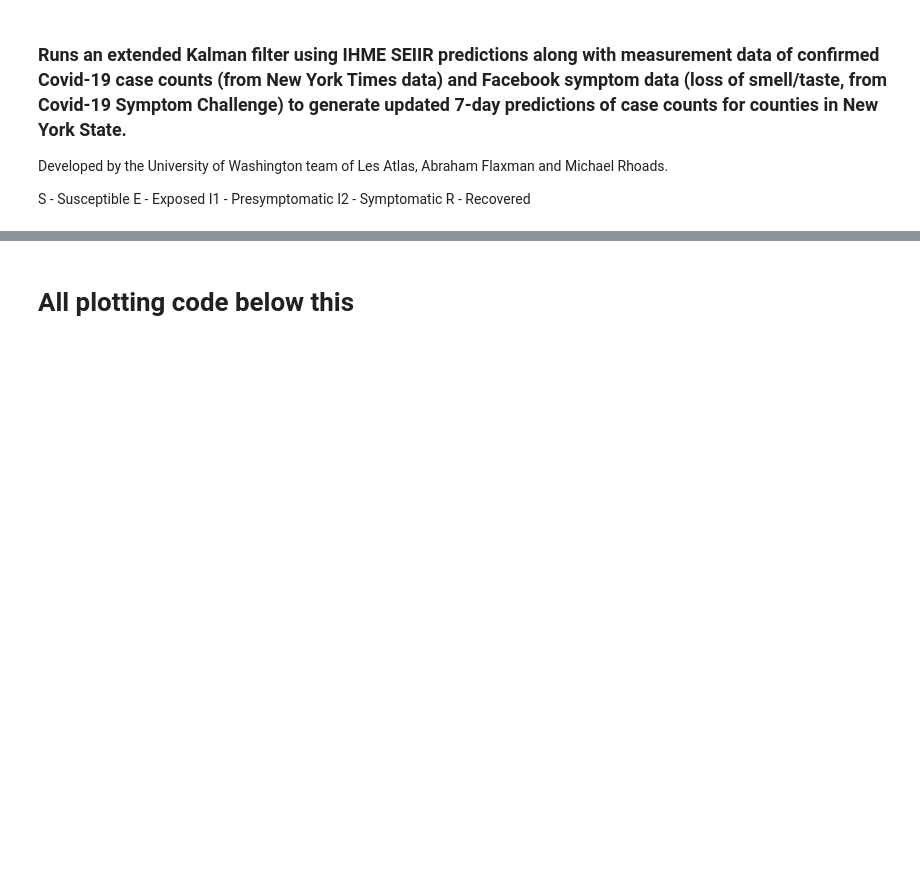
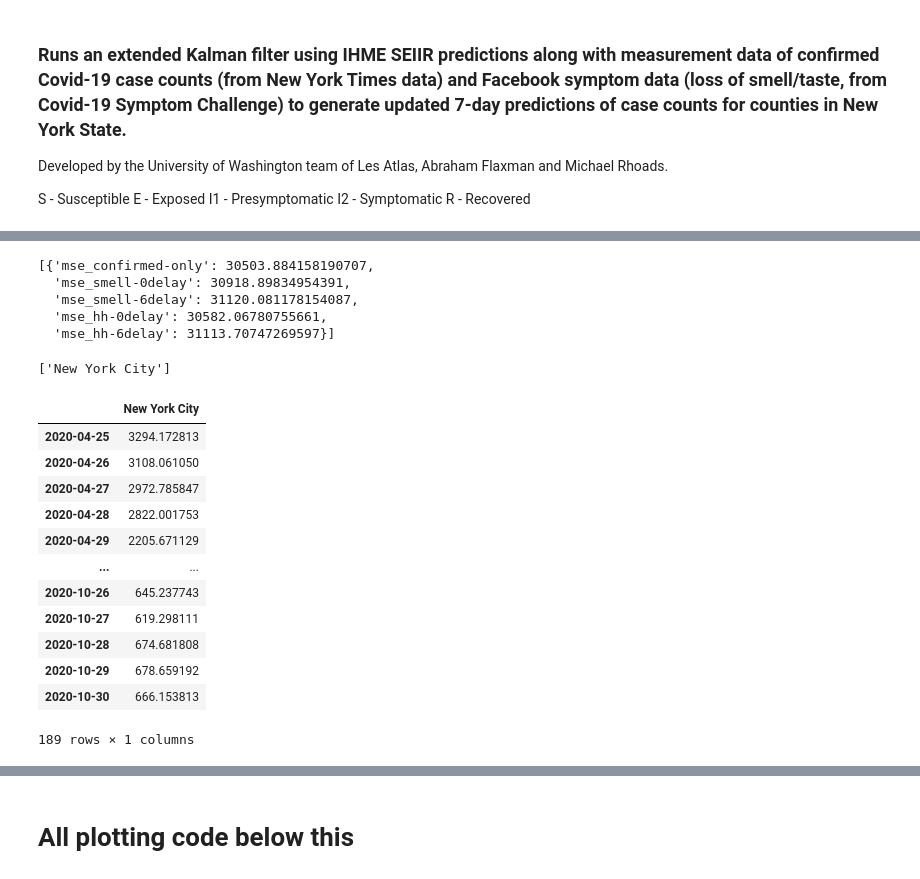
Before and after one commit to mrhoads14/UW_kalman_covid, a Jupyter notebook: execution-functions.ipynb, the cells around one changed output, grey strips where cells are left out. Drawn from its saved outputs; the diff is of its cells as text; code cells hidden in the pictures; blank space fills up the shorter version.

Commit message:
add loop for NY state to function jupyter notebook

```diff
--- a/execution-functions.ipynb
+++ b/execution-functions.ipynb
@@ -242,4 +238,13 @@ def get_hh_data():
     # previous data -- fill them upon extracting a particular county
 
     return data_of_interest
+# %%
+def create_ny_county_list():
+    case_data = data_sets.create_case_df_county()
+    ny_counties = case_data[case_data['state'] == 'New York']['county'].unique()
+    return ny_counties
+# %%
+seiir_fl, seiir_ny, smell_data, case_data = create_data_sets()
+
+hh_data = create_hh_data()
 # %%
@@ -410,4 +433,4 @@ def run_county(the_state, county_name, measure='smell', K0=datetime.date(2020, 4
 
     return predicted_case, predicted_seiir_prior, case_ma7_all, num_survey_ma7, K_val_series
 # %%
-predicted_case, predicted_seiir_prior, case_ma7_all, num_survey_ma7, K_vals = run_county('NY', 'Westchester', measure='hh', K0=datetime.date(2020, 4, 18), delay=6)
+#predicted_case, predicted_seiir_prior, case_ma7_all, num_survey_ma7, K_vals = run_county('NY', 'Westchester', seiir_ny, smell_data, hh_data, case_data, measure='hh', K0=datetime.date(2020, 4, 18), delay=6)
@@ -447,0 +495,8 @@ prop_ma7.values
+# %%
+err_data
+# %% [output]
+[{'mse_confirmed-only': 30503.884158190707,
+  'mse_smell-0delay': 30918.89834954391,
+  'mse_smell-6delay': 31120.081178154087,
+  'mse_hh-0delay': 30582.06780755661,
+  'mse_hh-6delay': 31113.70747269597}]
@@ -447,0 +511,20 @@ prop_ma7.values
+# %%
+df_index
+# %% [output]
+['New York City']
+# %%
+predictions_case_only
+# %% [output]
+|  | New York City |
+| 2020-04-25 | 3294.172813 |
+| 2020-04-26 | 3108.061050 |
+| 2020-04-27 | 2972.785847 |
+| 2020-04-28 | 2822.001753 |
+| 2020-04-29 | 2205.671129 |
+| ... | ... |
+| 2020-10-26 | 645.237743 |
+| 2020-10-27 | 619.298111 |
+| 2020-10-28 | 674.681808 |
+| 2020-10-29 | 678.659192 |
+| 2020-10-30 | 666.153813 |
+189 rows × 1 columns
```
Also changed, not shown: parts of 18 cells of this notebook.
